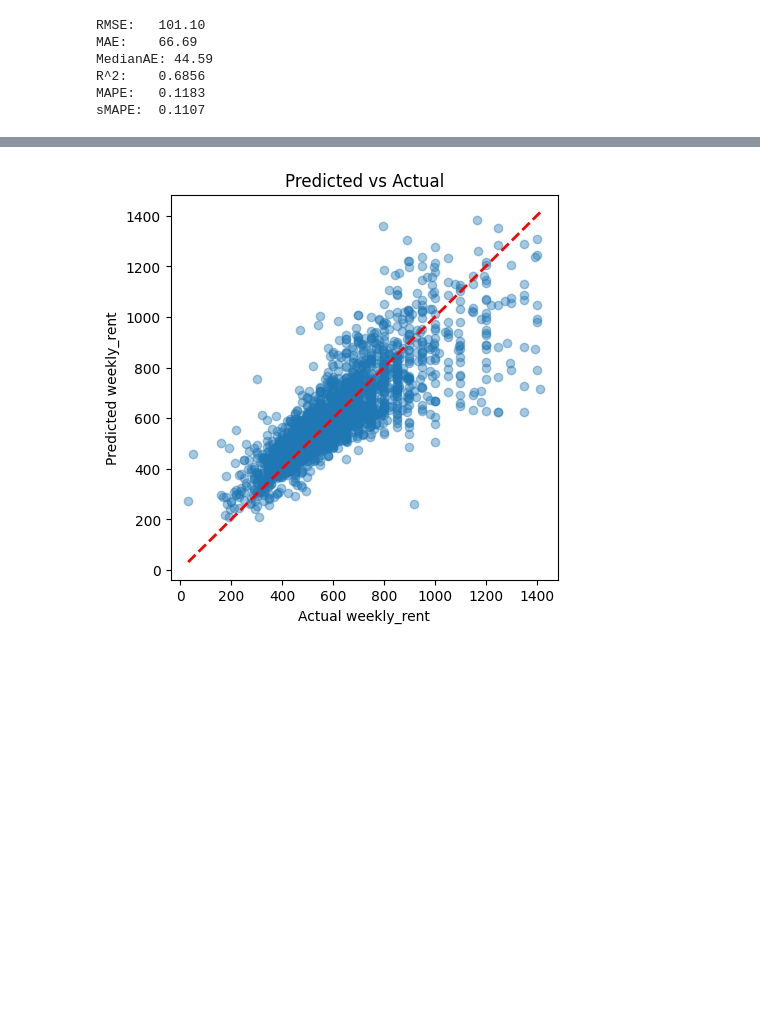
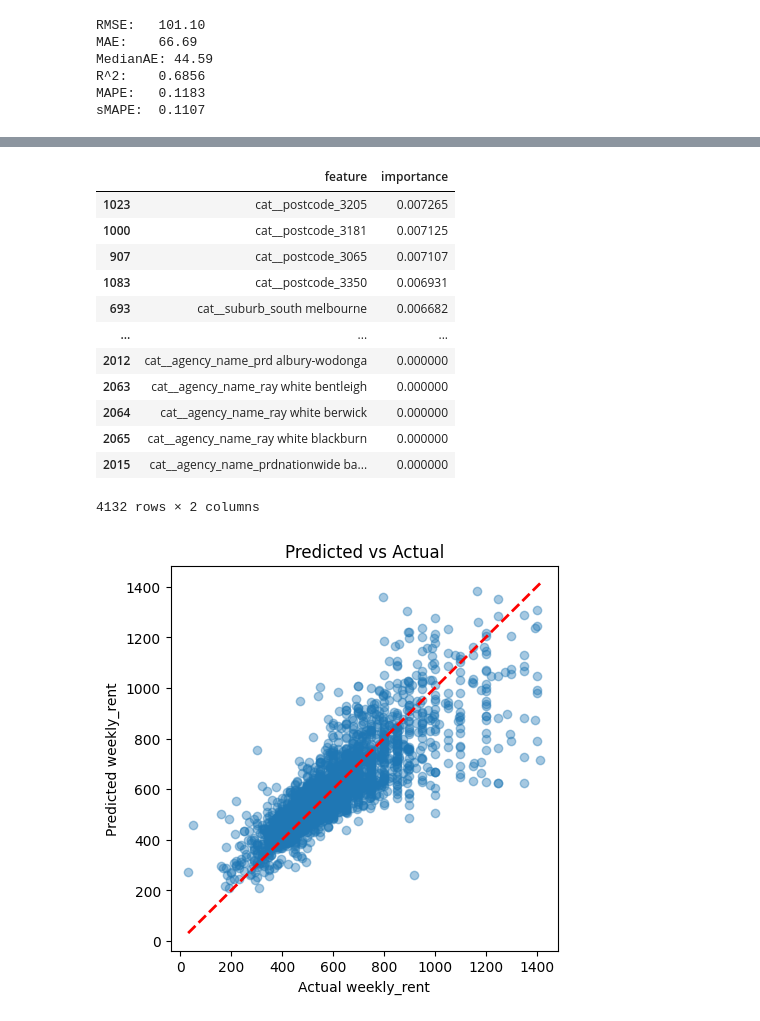
Before and after one commit to jackshee/real-estate-industry-project-public-version, a Jupyter notebook: notebooks/model_xgboost.ipynb, the cells around one changed output, grey strips where cells are left out. Drawn from its saved outputs; the diff is of its cells as text; code cells hidden in the pictures; blank space fills up the shorter version.

```diff
--- a/notebooks/model_xgboost.ipynb
+++ b/notebooks/model_xgboost.ipynb
@@ -177,3 +210,22 @@ imp.head(20)
+# %%
+# 9b) Inspect the top categorical feature importances
+cat_feature_mask = [name.startswith("cat__") for name in imp['feature']]
+imp_cat = imp[cat_feature_mask]
+imp_cat
+# %% [output]
+|  | feature | importance |
+| 1023 | cat__postcode_3205 | 0.007265 |
+| 1000 | cat__postcode_3181 | 0.007125 |
+| 907 | cat__postcode_3065 | 0.007107 |
+| 1083 | cat__postcode_3350 | 0.006931 |
+| 693 | cat__suburb_south melbourne | 0.006682 |
+| ... | ... | ... |
+| 2012 | cat__agency_name_prd albury-wodonga | 0.000000 |
+| 2063 | cat__agency_name_ray white bentleigh | 0.000000 |
+| 2064 | cat__agency_name_ray white berwick | 0.000000 |
+| 2065 | cat__agency_name_ray white blackburn | 0.000000 |
+| 2015 | cat__agency_name_prdnationwide ba... | 0.000000 |
+4132 rows × 2 columns
 # %%
 # 10) Optional: simple diagnostic plots (in a notebook)
 import matplotlib.pyplot as plt
```
Also changed, not shown: parts of 4 cells of this notebook.
